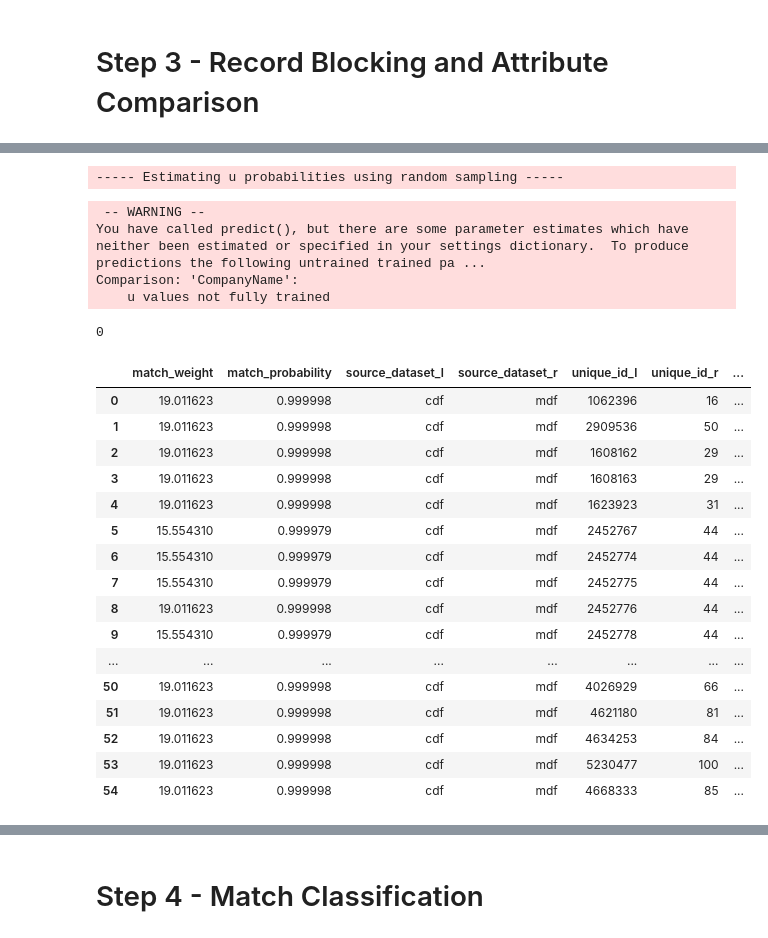
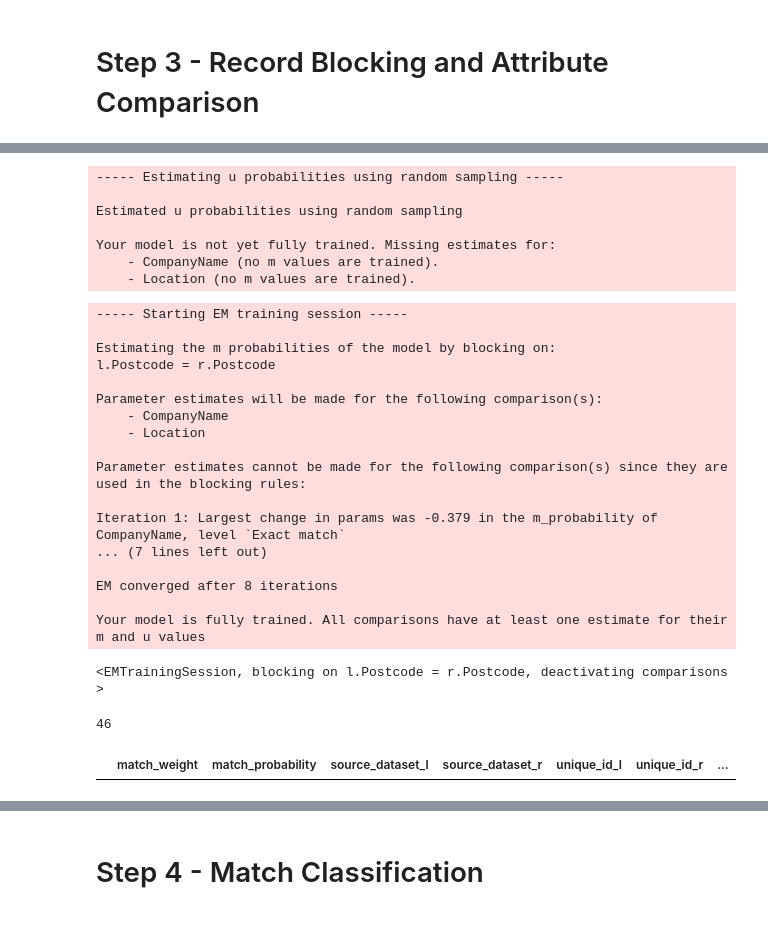
Before and after one commit to mshearer0/HandsOnEntityResolution, a Jupyter notebook: Chapter6.ipynb, the cells around one changed output, grey strips where cells are left out. Drawn from its saved outputs; the diff is of its cells as text; code cells hidden in the pictures.

```diff
--- a/Chapter6.ipynb
+++ b/Chapter6.ipynb
@@ -108,11 +108,11 @@ len(mdf)
 # %% [markdown]
 ### Saving to Local Storage
 # %%
-#cdf.to_csv('basic_clean.csv')
-#cdf = pd.read_csv('basic_clean.csv')
+#df_c.to_csv('basic_clean.csv')
+df_c = pd.read_csv('basic_clean.csv')
 
-mdf.to_csv('mdf_clean.csv', index=False)
-mdf = pd.read_csv('mdf_clean.csv')
+#df_m.to_csv('mari_clean.csv', index=False)
+df_m = pd.read_csv('mari_clean.csv')
 # %% [markdown]
 # Step 3 - Record Blocking and Attribute Comparison
 # %%
@@ -149,19 +149,44 @@ settings = {
         "l.CompanyName = r.CompanyName",
     ],
     "comparisons": [
-        cl.exact_match("CompanyName"),
- #       cl.jaro_winkler_at_thresholds("CompanyName",[0.9]),
+        cl.jaro_winkler_at_thresholds("CompanyName",[0.9,0.8]),
         cl.exact_match("Location"),
     ],
     "retain_intermediate_calculation_columns" : True,
     "retain_matching_columns" : True
 }
-linker = DuckDBLinker([mdf, cdf], settings, input_table_aliases=["mdf", "cdf"])
+linker = DuckDBLinker([df_m, df_c], settings, input_table_aliases=["_m", "_c"])
 # %%
 # Use 1e7 targets rows to ensure u estimation
 
-linker.estimate_u_using_random_sampling(target_rows=1e6)
+linker.estimate_u_using_random_sampling(target_rows=1e7)
 # %% [output]
 ----- Estimating u probabilities using random sampling -----
+
+Estimated u probabilities using random sampling
+
+Your model is not yet fully trained. Missing estimates for:
+    - CompanyName (no m values are trained).
+    - Location (no m values are trained).
 # %%
 linker.estimate_parameters_using_expectation_maximisation("l.Postcode = r.Postcode")
+#linker.estimate_parameters_using_expectation_maximisation("l.CompanyName = r.CompanyName")
+# %% [output]
+----- Starting EM training session -----
+
+Estimating the m probabilities of the model by blocking on:
+l.Postcode = r.Postcode
+
+Parameter estimates will be made for the following comparison(s):
+    - CompanyName
+    - Location
+
+Parameter estimates cannot be made for the following comparison(s) since they are used in the blocking rules:
+
+Iteration 1: Largest change in params was -0.379 in the m_probability of CompanyName, level `Exact match`
+... (7 lines left out)
+
+EM converged after 8 iterations
+
+Your model is fully trained. All comparisons have at least one estimate for their m and u values
+<EMTrainingSession, blocking on l.Postcode = r.Postcode, deactivating comparisons >
@@ -168,29 +195,9 @@ linker.estimate_parameters_using_expectation_maximisation("l.Postcode = r.Postco
 # %%
-df_splink = linker.predict(threshold_match_probability=0.5).as_pandas_dataframe()
+df_splink = linker.predict(threshold_match_probability=0.9).as_pandas_dataframe()
 len(df_splink)
 # %% [output]
- -- WARNING --
-You have called predict(), but there are some parameter estimates which have neither been estimated or specified in your settings dictionary.  To produce predictions the following untrained trained pa ...
-Comparison: 'CompanyName':
-    u values not fully trained
+46
-0
 # %%
-df_splink
+df_splink[df_splink['CompanyName_l']!=df_splink['CompanyName_r']]
 # %% [output]
 |  | match_weight | match_probability | source_dataset_l | source_dataset_r | unique_id_l | unique_id_r | ... |
-| 0 | 19.011623 | 0.999998 | cdf | mdf | 1062396 | 16 | ... |
-| 1 | 19.011623 | 0.999998 | cdf | mdf | 2909536 | 50 | ... |
-| 2 | 19.011623 | 0.999998 | cdf | mdf | 1608162 | 29 | ... |
-| 3 | 19.011623 | 0.999998 | cdf | mdf | 1608163 | 29 | ... |
-| 4 | 19.011623 | 0.999998 | cdf | mdf | 1623923 | 31 | ... |
-| 5 | 15.554310 | 0.999979 | cdf | mdf | 2452767 | 44 | ... |
-| 6 | 15.554310 | 0.999979 | cdf | mdf | 2452774 | 44 | ... |
-| 7 | 15.554310 | 0.999979 | cdf | mdf | 2452775 | 44 | ... |
-| 8 | 19.011623 | 0.999998 | cdf | mdf | 2452776 | 44 | ... |
-| 9 | 15.554310 | 0.999979 | cdf | mdf | 2452778 | 44 | ... |
-| ... | ... | ... | ... | ... | ... | ... | ... |
-| 50 | 19.011623 | 0.999998 | cdf | mdf | 4026929 | 66 | ... |
-| 51 | 19.011623 | 0.999998 | cdf | mdf | 4621180 | 81 | ... |
-| 52 | 19.011623 | 0.999998 | cdf | mdf | 4634253 | 84 | ... |
-| 53 | 19.011623 | 0.999998 | cdf | mdf | 5230477 | 100 | ... |
-| 54 | 19.011623 | 0.999998 | cdf | mdf | 4668333 | 85 | ... |
```
Also changed, not shown: parts of 29 cells of this notebook.
